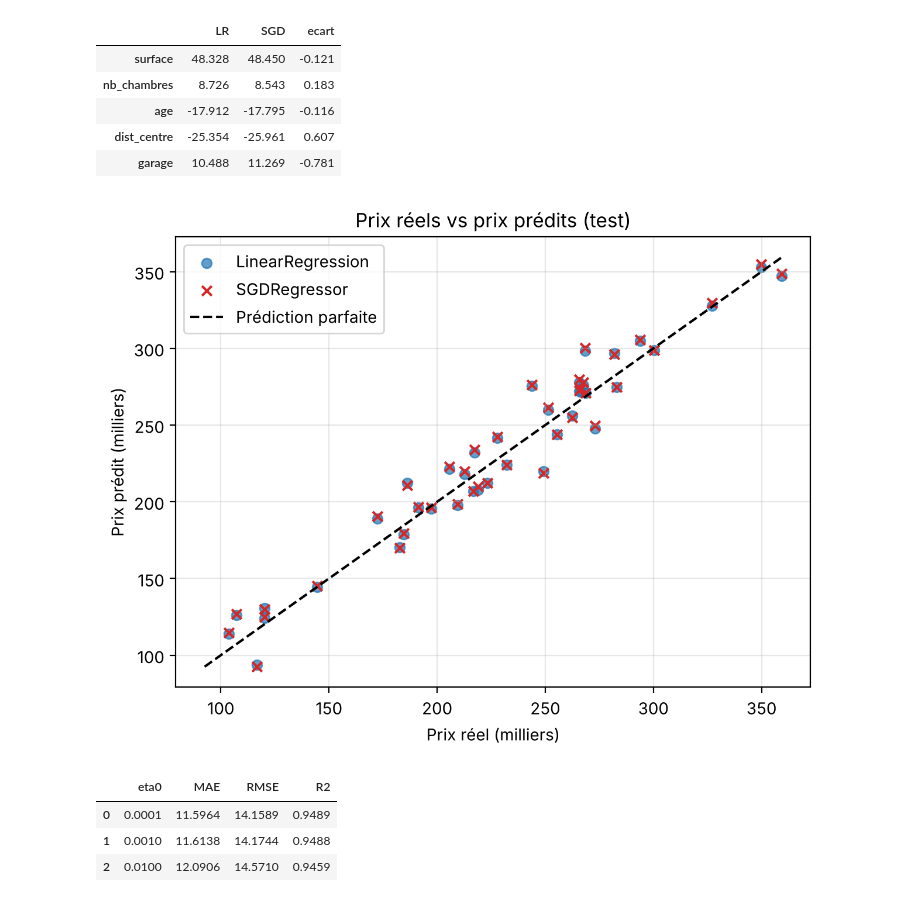
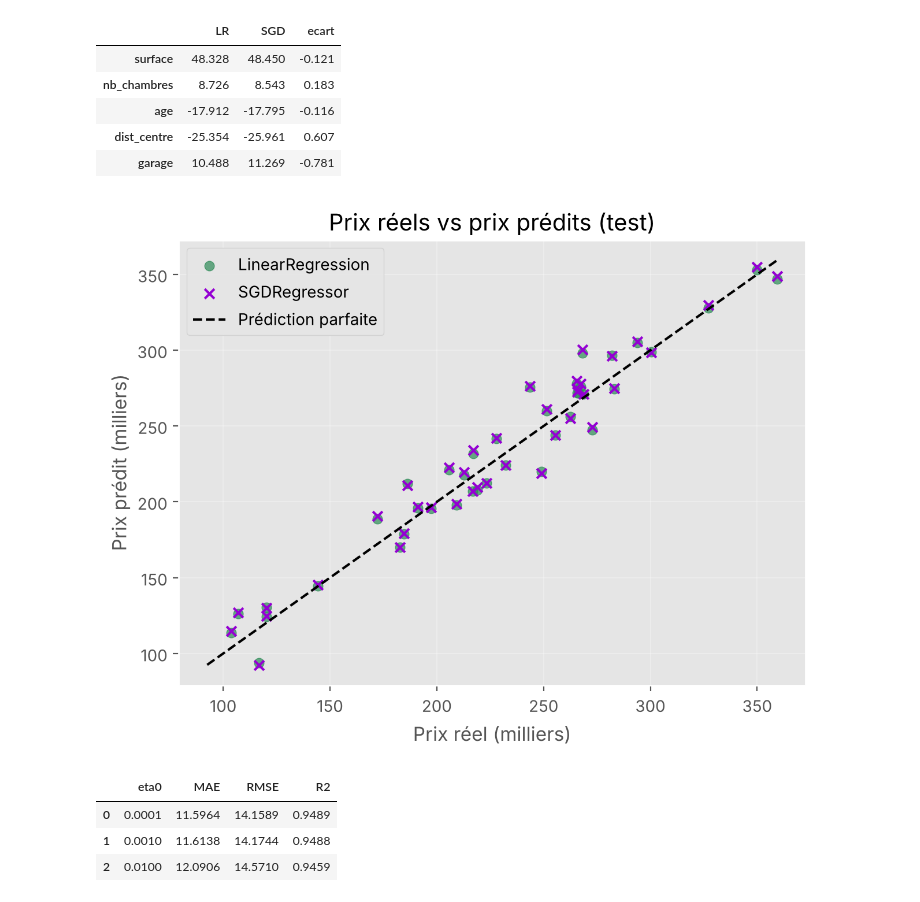
Before and after one commit to ZEFFANA8Khalil/systemebancaire, a Jupyter notebook: TP3_Regression/TP3_younes.ipynb, the cells around one changed output. Saved outputs shown, nothing was run; the diff lists cells and outputs as text; code cells hidden in the pictures.

```diff
--- a/TP3_Regression/TP3_younes.ipynb
+++ b/TP3_Regression/TP3_younes.ipynb
@@ -6,6 +6,8 @@ from sklearn.model_selection import train_test_split
 from sklearn.preprocessing import StandardScaler
 from sklearn.linear_model import LinearRegression, SGDRegressor
 from sklearn.metrics import mean_absolute_error, mean_squared_error, r2_score
+
+plt.style.use('ggplot')
 # %%
 # Q1 - chargement
 data = pd.read_csv('prix_maisons.csv')
@@ -156,19 +158,19 @@ pd.DataFrame({'LR': lr.coef_, 'SGD': sgd.coef_, 'ecart': lr.coef_ - sgd.coef_},
 # %%
 # Q9 - reel vs predit
 plt.figure(figsize=(7, 5))
-plt.scatter(y_test, y_pred_lr, alpha=0.7, label='LinearRegression')
-plt.scatter(y_test, y_pred_sgd, marker='x', color='tab:red', label='SGDRegressor')
+plt.scatter(y_test, y_pred_lr, alpha=0.7, color='seagreen', label='LinearRegression')
+plt.scatter(y_test, y_pred_sgd, marker='x', color='darkviolet', label='SGDRegressor')
 m = min(y_test.min(), y_pred_lr.min(), y_pred_sgd.min())
 M = max(y_test.max(), y_pred_lr.max(), y_pred_sgd.max())
 plt.plot([m, M], [m, M], 'k--', label='Prédiction parfaite')
 plt.xlabel("Prix réel (milliers)")
 plt.ylabel("Prix prédit (milliers)")
 plt.title("Prix réels vs prix prédits (test)")
 plt.legend()
 plt.grid(alpha=0.3)
 plt.show()
 # %% [output]
-[figure, old version]
+[figure, new version]
 # %%
 # Q10 - influence de eta0
 lignes = []
```
Also changed, not shown: parts of 1 cell of this notebook, 25 other files.
